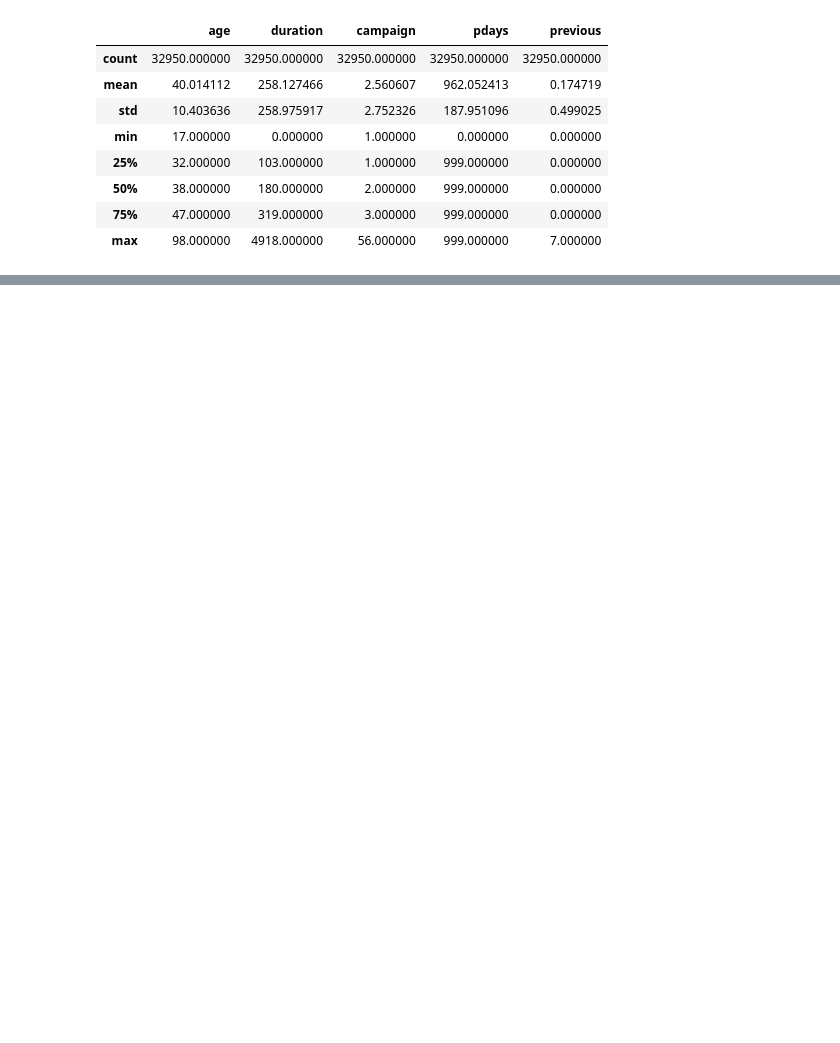
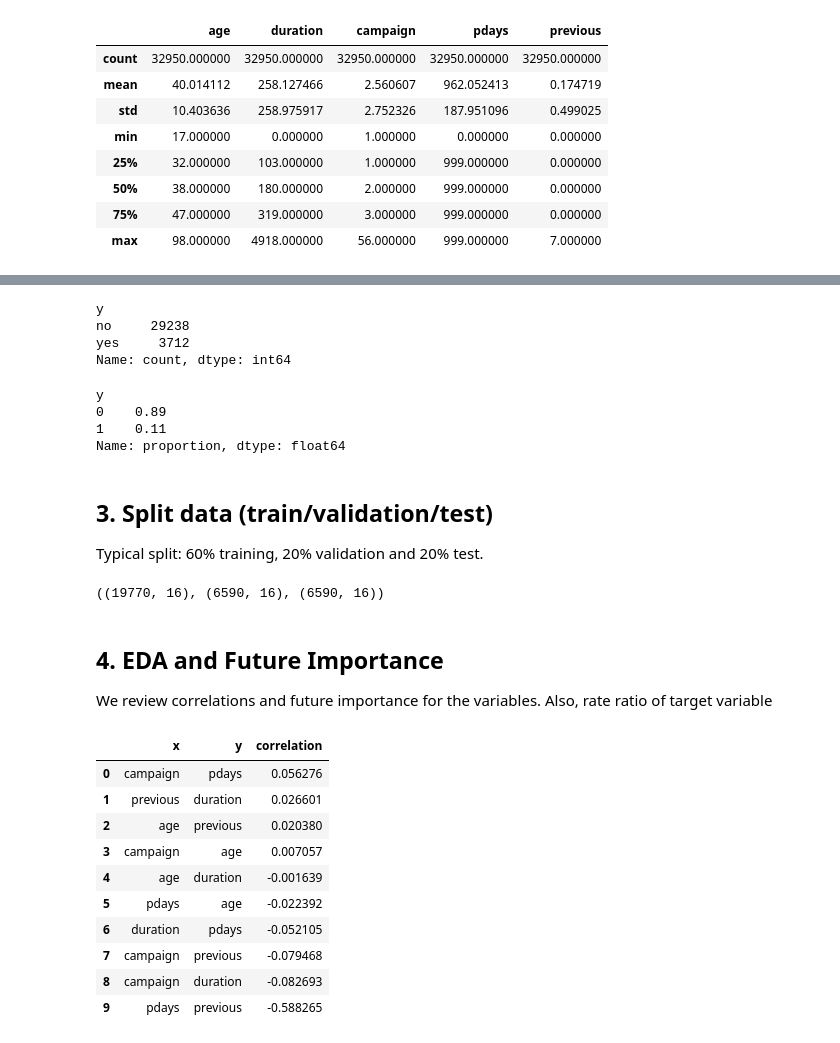
Before and after one commit to ferdlpz/ML-ZoomCamp---Midterm-project, a Jupyter notebook: notebook.ipynb, the cells around one changed output, grey strips where cells are left out. Cells and saved outputs as stored; diff of their text form; code cells hidden in the pictures; blank space fills up the shorter version.

```diff
--- a/notebook.ipynb
+++ b/notebook.ipynb
@@ -104,0 +149,7 @@ None
+# %%
+df.y.value_counts()
+# %% [output]
+y
+no     29238
+yes     3712
+Name: count, dtype: int64
@@ -104,0 +158,20 @@ None
+# %%
+round(df.y.value_counts(normalize=True), 2)
+# %% [output]
+y
+0    0.89
+1    0.11
+Name: proportion, dtype: float64
+# %% [markdown]
+## 3. Split data (train/validation/test)
+
+Typical split: 60% training, 20% validation and 20% test.
+# %%
+# train test split
+
+df_full_train, df_test = train_test_split(df, test_size=0.2, random_state=42)
+df_train, df_val = train_test_split(df_full_train, test_size=0.25, random_state=42)
+
+df_train.shape, df_val.shape, df_test.shape
+# %% [output]
+((19770, 16), (6590, 16), (6590, 16))
@@ -104,0 +182,36 @@ None
+# %% [markdown]
+## 4. EDA and Future Importance
+
+We review correlations and future importance for the variables. Also, rate ratio of target variable
+# %%
+# correlation analysis
+
+x_var = []
+y_var = []
+correl = []
+
+df_corr = df_train.copy()
+for x in df_corr[numerical_columns].corr().index:
+    for y in df_corr[numerical_columns].corr().columns:
+        if x != y:
+            x_var.append(x)
+            y_var.append(y)
+            correl.append(df_corr[numerical_columns].corr().loc[x, y])
+
+correlation_df = pd.DataFrame({'x': x_var, 'y': y_var, 'correlation': correl})
+correlation_df = correlation_df.sort_values(by='correlation', ascending=False)
+correlation_df.drop_duplicates(subset=['correlation'], inplace=True)
+correlation_df.reset_index(drop=True, inplace=True)
+correlation_df.head(15)
+# %% [output]
+|  | x | y | correlation |
+| 0 | campaign | pdays | 0.056276 |
+| 1 | previous | duration | 0.026601 |
+| 2 | age | previous | 0.020380 |
+| 3 | campaign | age | 0.007057 |
+| 4 | age | duration | -0.001639 |
+| 5 | pdays | age | -0.022392 |
+| 6 | duration | pdays | -0.052105 |
+| 7 | campaign | previous | -0.079468 |
+| 8 | campaign | duration | -0.082693 |
+| 9 | pdays | previous | -0.588265 |
```
Also changed, not shown: parts of 35 cells of this notebook, 2 other files.
